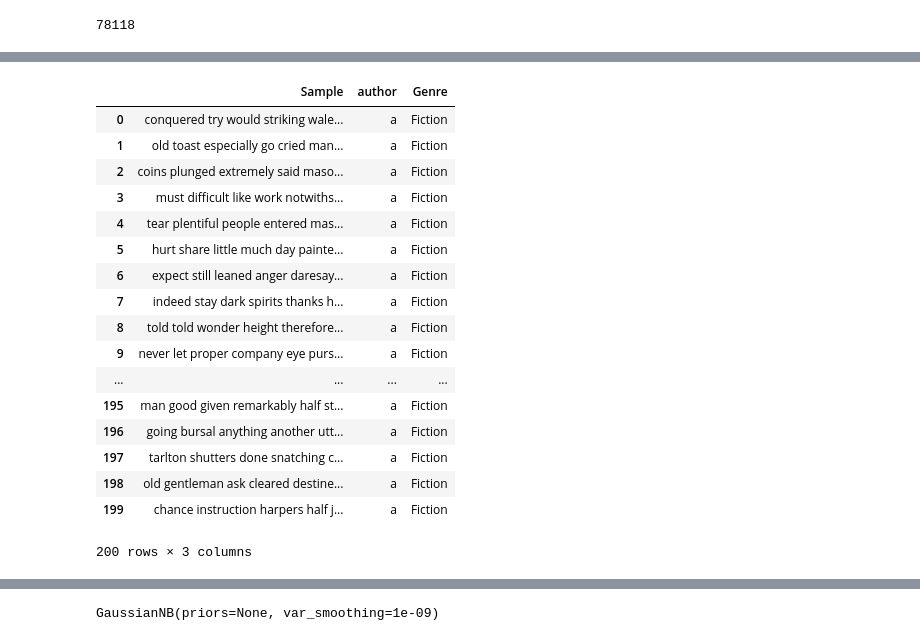
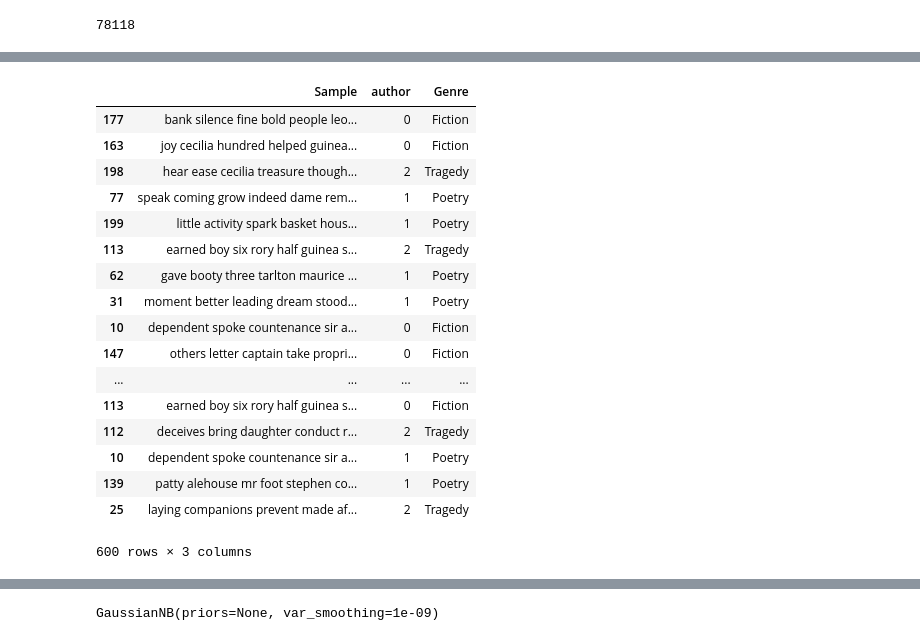
Before and after one commit to rashinagpal/NLP-Guttenberg-Classification, a Jupyter notebook: Classification.ipynb, the cells around one changed output, grey strips where cells are left out. Saved outputs shown, nothing was run; the diff lists cells and outputs as text; code cells hidden in the pictures.

```diff
--- a/Classification.ipynb
+++ b/Classification.ipynb
@@ -229,0 +220,8 @@ frames =[f,c]
+# %%
+for i in range(200):
+    result1['Genre'] ="Fiction"
+    result1['author'] =0
+    result2['Genre'] ="Poetry"
+    result2['author'] =1
+    result3['Genre'] ="Tragedy"
+    result3['author'] =2
@@ -246,24 +232,24 @@ for i in range(200):
-# %%
-result
-# %% [output]
-|  | Sample | author | Genre |
-| 0 | conquered try would striking wale... | a | Fiction |
-| 1 | old toast especially go cried man... | a | Fiction |
-| 2 | coins plunged extremely said maso... | a | Fiction |
-| 3 | must difficult like work notwiths... | a | Fiction |
-| 4 | tear plentiful people entered mas... | a | Fiction |
-| 5 | hurt share little much day painte... | a | Fiction |
-| 6 | expect still leaned anger daresay... | a | Fiction |
-| 7 | indeed stay dark spirits thanks h... | a | Fiction |
-| 8 | told told wonder height therefore... | a | Fiction |
-| 9 | never let proper company eye purs... | a | Fiction |
-| ... | ... | ... | ... |
-| 195 | man good given remarkably half st... | a | Fiction |
-| 196 | going bursal anything another utt... | a | Fiction |
-| 197 | tarlton shutters done snatching c... | a | Fiction |
-| 198 | old gentleman ask cleared destine... | a | Fiction |
-| 199 | chance instruction harpers half j... | a | Fiction |
-200 rows × 3 columns
+# %%
+result.sample(frac=1)
+# %% [output]
+|  | Sample | author | Genre |
+| 177 | bank silence fine bold people leo... | 0 | Fiction |
+| 163 | joy cecilia hundred helped guinea... | 0 | Fiction |
+| 198 | hear ease cecilia treasure though... | 2 | Tragedy |
+| 77 | speak coming grow indeed dame rem... | 1 | Poetry |
+| 199 | little activity spark basket hous... | 1 | Poetry |
+| 113 | earned boy six rory half guinea s... | 2 | Tragedy |
+| 62 | gave booty three tarlton maurice ... | 1 | Poetry |
+| 31 | moment better leading dream stood... | 1 | Poetry |
+| 10 | dependent spoke countenance sir a... | 0 | Fiction |
+| 147 | others letter captain take propri... | 0 | Fiction |
+| ... | ... | ... | ... |
+| 113 | earned boy six rory half guinea s... | 0 | Fiction |
+| 112 | deceives bring daughter conduct r... | 2 | Tragedy |
+| 10 | dependent spoke countenance sir a... | 1 | Poetry |
+| 139 | patty alehouse mr foot stephen co... | 1 | Poetry |
+| 25 | laying companions prevent made af... | 2 | Tragedy |
+600 rows × 3 columns
 # %%
     from sklearn.feature_extraction.text import CountVectorizer
 matrixBoW = CountVectorizer(max_features=1000)
```
Also changed, not shown: parts of 39 cells of this notebook.
